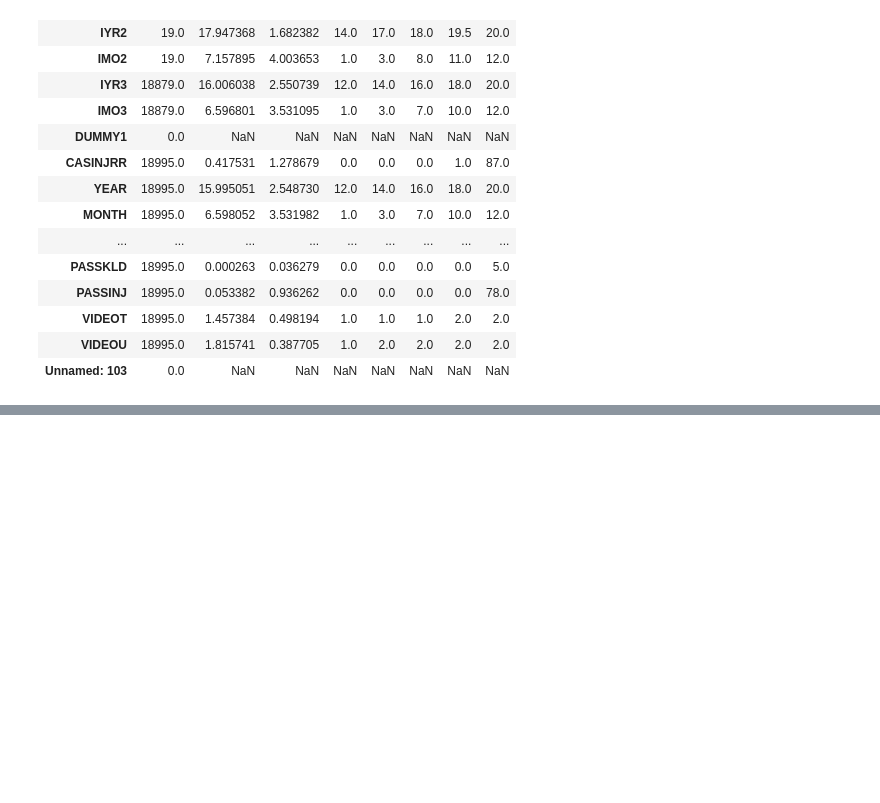
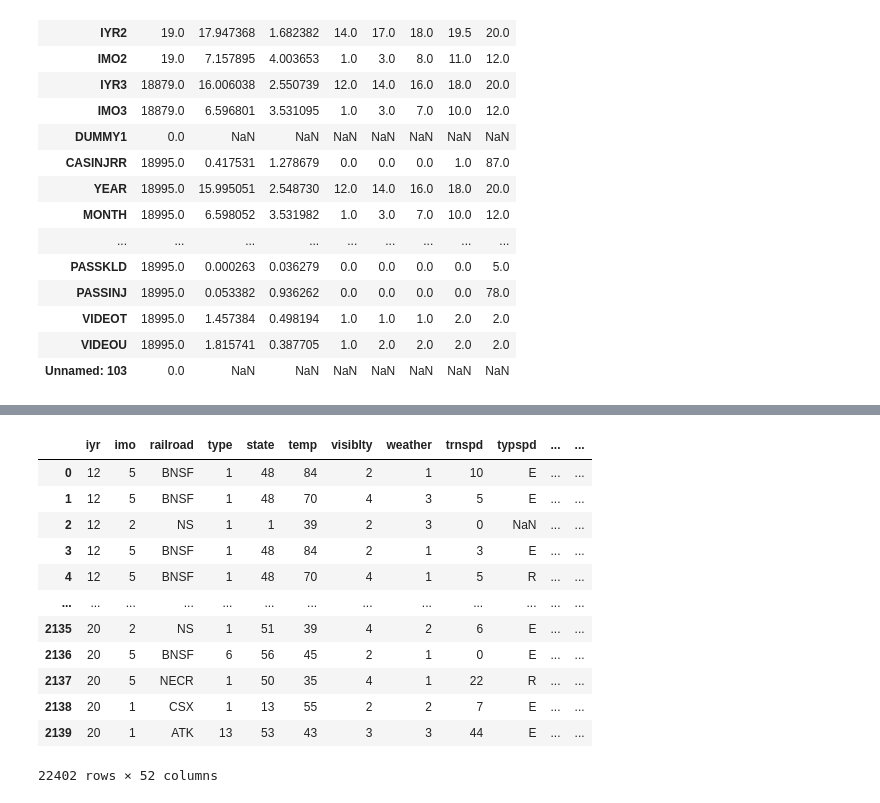
Before and after one commit to OTR-Capstone/Off_The_Rails, a Jupyter notebook: Steve_Stuff/workbench.ipynb, the cells around one changed output, grey strips where cells are left out. Drawn from its saved outputs; the diff is of its cells as text; code cells hidden in the pictures; blank space fills up the shorter version.

```diff
--- a/Steve_Stuff/workbench.ipynb
+++ b/Steve_Stuff/workbench.ipynb
@@ -58,0 +92,17 @@ equip_df = pd.read_csv('')
+# %%
+equip_df = prep_equip_df(equip_df)
+equip_df
+# %% [output]
+|  | iyr | imo | railroad | type | state | temp | visiblty | weather | trnspd | typspd | ... | ... |
+| 0 | 12 | 5 | BNSF | 1 | 48 | 84 | 2 | 1 | 10 | E | ... | ... |
+| 1 | 12 | 5 | BNSF | 1 | 48 | 70 | 4 | 3 | 5 | E | ... | ... |
+| 2 | 12 | 2 | NS | 1 | 1 | 39 | 2 | 3 | 0 | NaN | ... | ... |
+| 3 | 12 | 5 | BNSF | 1 | 48 | 84 | 2 | 1 | 3 | E | ... | ... |
+| 4 | 12 | 5 | BNSF | 1 | 48 | 70 | 4 | 1 | 5 | R | ... | ... |
+| ... | ... | ... | ... | ... | ... | ... | ... | ... | ... | ... | ... | ... |
+| 2135 | 20 | 2 | NS | 1 | 51 | 39 | 4 | 2 | 6 | E | ... | ... |
+| 2136 | 20 | 5 | BNSF | 6 | 56 | 45 | 2 | 1 | 0 | E | ... | ... |
+| 2137 | 20 | 5 | NECR | 1 | 50 | 35 | 4 | 1 | 22 | R | ... | ... |
+| 2138 | 20 | 1 | CSX | 1 | 13 | 55 | 2 | 2 | 7 | E | ... | ... |
+| 2139 | 20 | 1 | ATK | 13 | 53 | 43 | 3 | 3 | 44 | E | ... | ... |
+22402 rows × 52 columns
```
Also changed, not shown: parts of 6 cells of this notebook.
